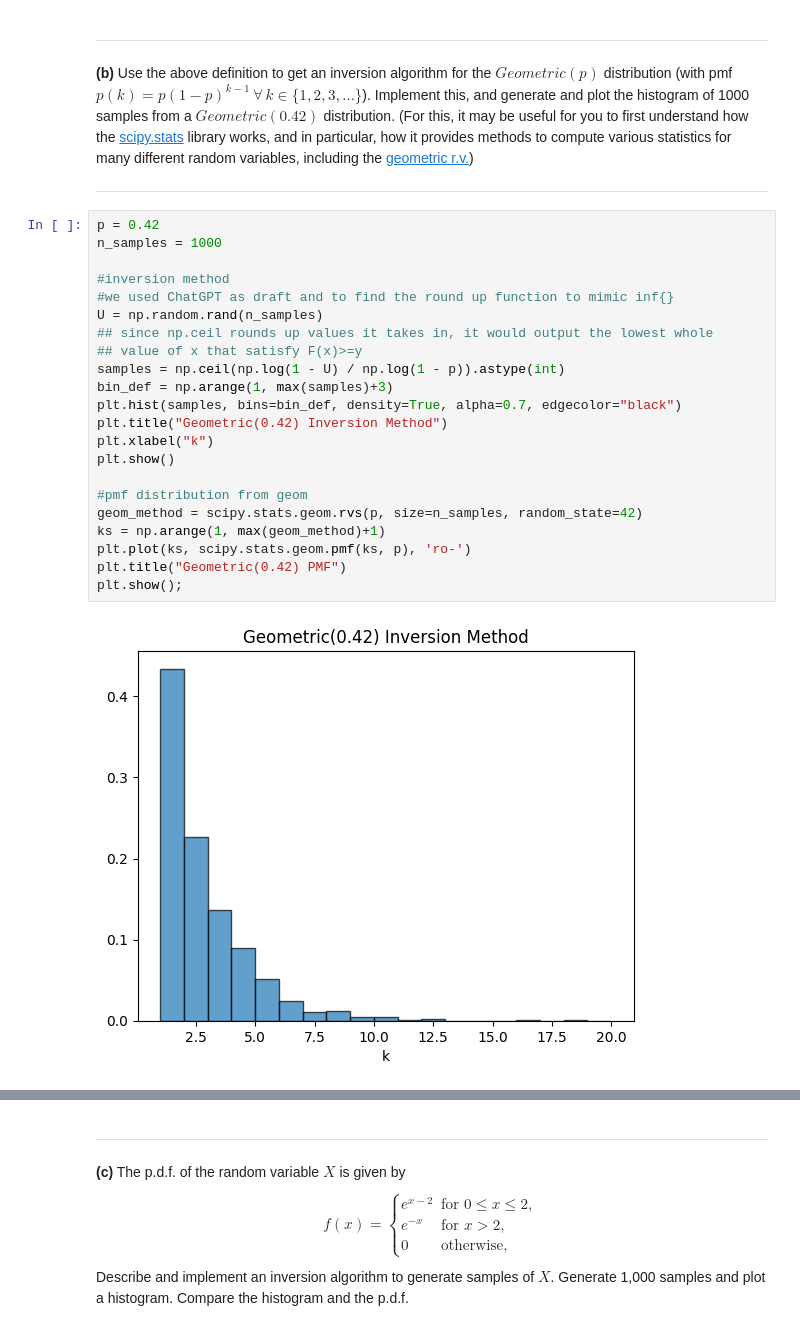
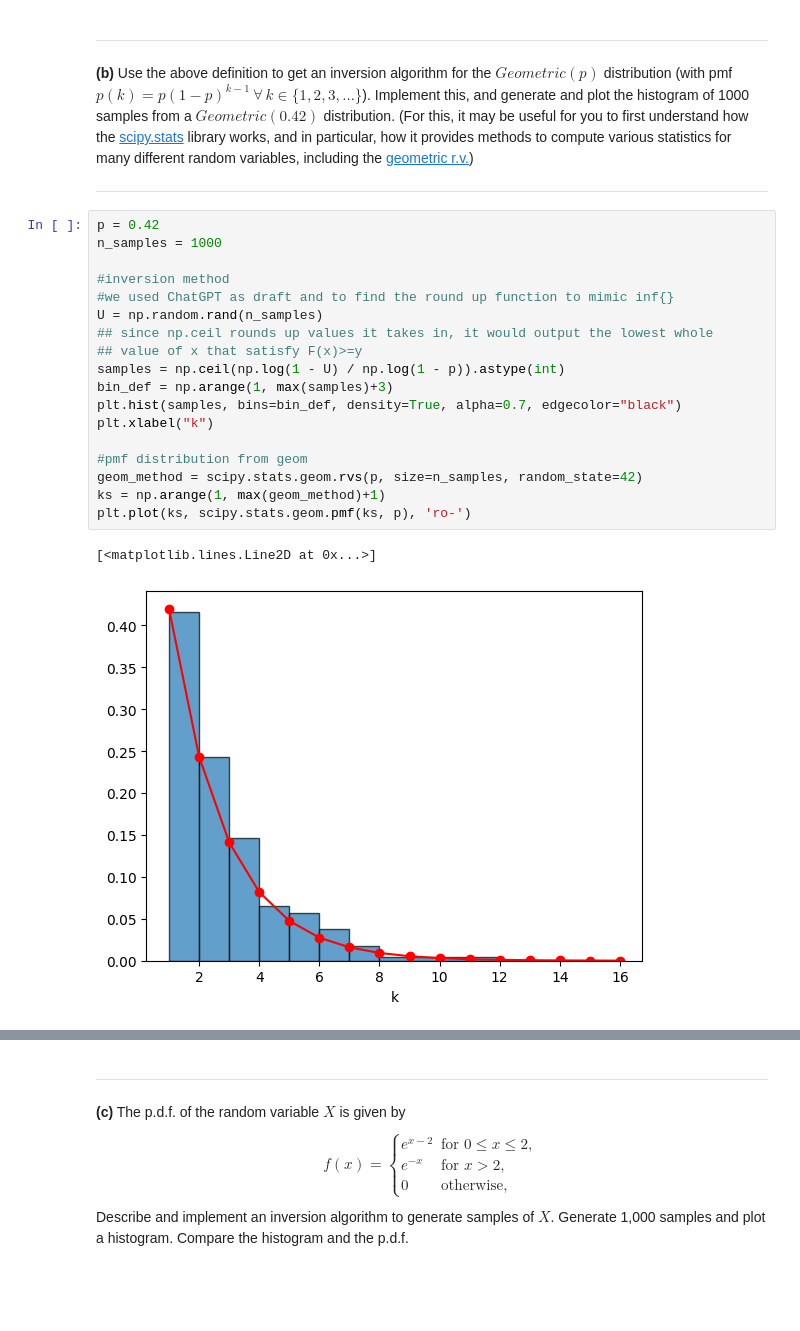
Before and after one commit to Mingfei-L6/4580, a Jupyter notebook: orie_4580_HW3.ipynb, the cells around one changed output, grey strips where cells are left out. Saved outputs shown, nothing was run; the diff lists cells and outputs as text; blank space fills up the shorter version.

Commit message:
Update orie_4580_HW3.ipynb
merged visuals together for better comparison

```diff
--- a/orie_4580_HW3.ipynb
+++ b/orie_4580_HW3.ipynb
@@ -238,24 +236,21 @@ ___
 # %%
 p = 0.42
 n_samples = 1000
 
 #inversion method
 #we used ChatGPT as draft and to find the round up function to mimic inf{}
 U = np.random.rand(n_samples)
 ## since np.ceil rounds up values it takes in, it would output the lowest whole
 ## value of x that satisfy F(x)>=y
 samples = np.ceil(np.log(1 - U) / np.log(1 - p)).astype(int)
 bin_def = np.arange(1, max(samples)+3)
 plt.hist(samples, bins=bin_def, density=True, alpha=0.7, edgecolor="black")
-plt.title("Geometric(0.42) Inversion Method")
 plt.xlabel("k")
-plt.show()
 
 #pmf distribution from geom
 geom_method = scipy.stats.geom.rvs(p, size=n_samples, random_state=42)
 ks = np.arange(1, max(geom_method)+1)
 plt.plot(ks, scipy.stats.geom.pmf(ks, p), 'ro-')
-plt.title("Geometric(0.42) PMF")
-plt.show();
 # %% [output]
+[<matplotlib.lines.Line2D at 0x...>]
-[figure, old version]
+[figure, new version]
```
Also changed, not shown: parts of 10 cells of this notebook.
